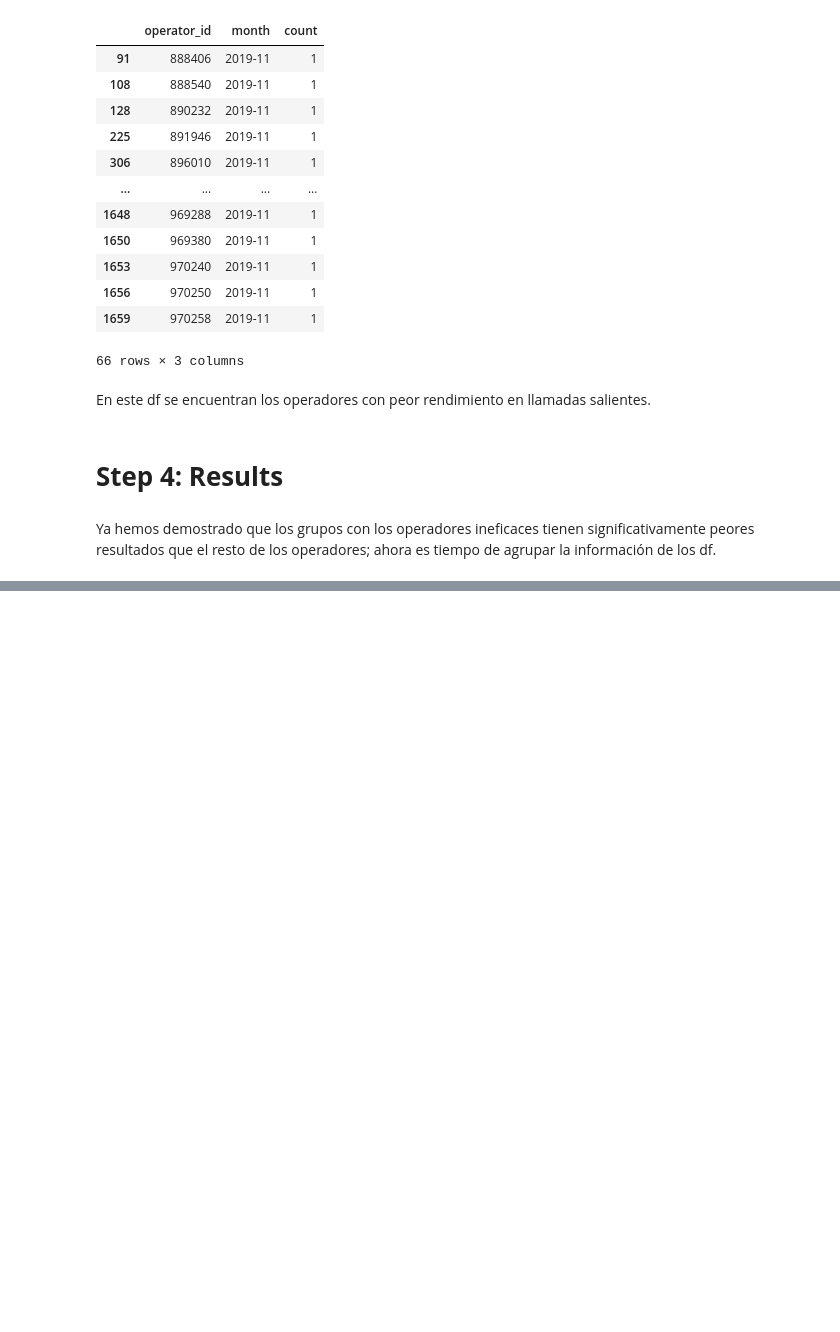
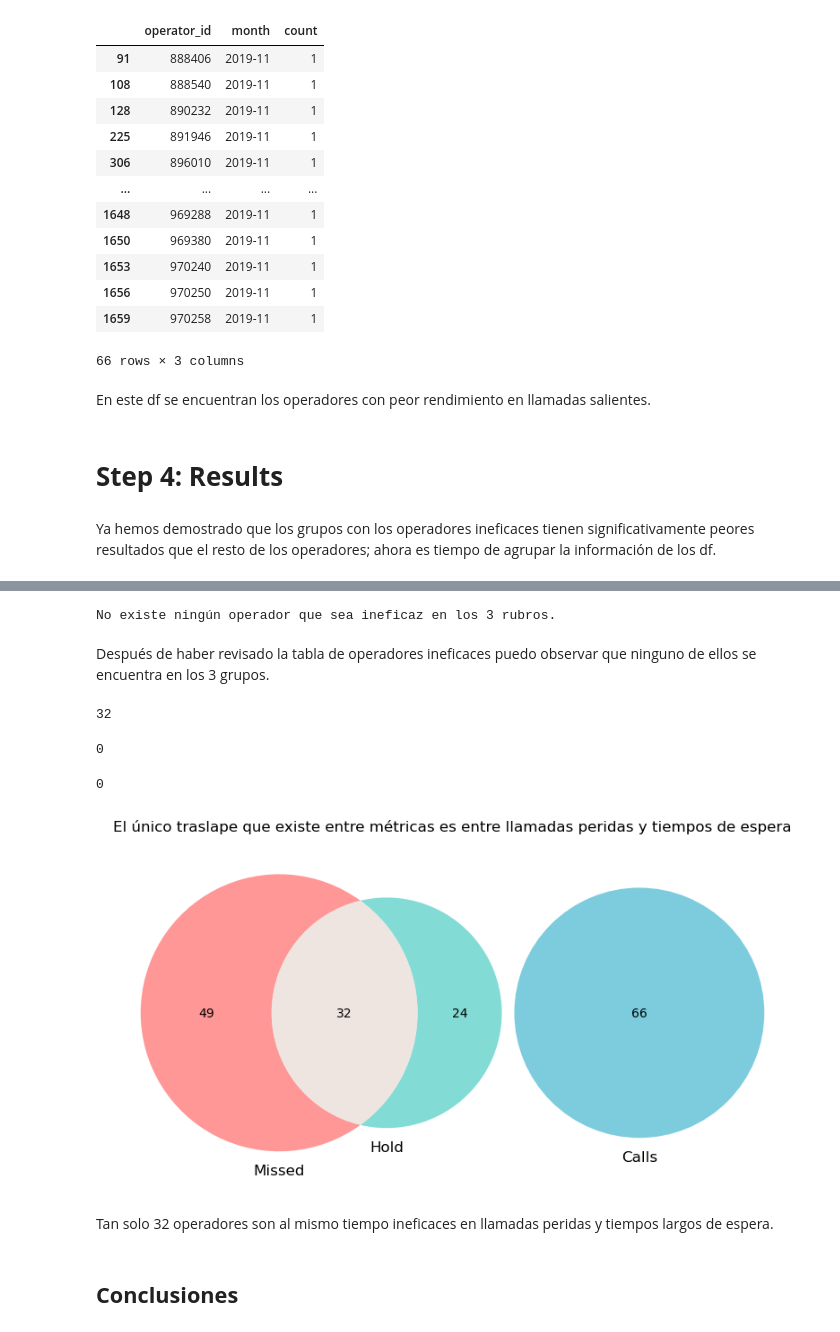
Before and after one commit to Juancarlospedroza/final_project, a Jupyter notebook: final_project_juancarlos_pedroza.ipynb, the cells around one changed output, grey strips where cells are left out. Cells and saved outputs as stored; diff of their text form; code cells hidden in the pictures; blank space fills up the shorter version.

```diff
--- a/final_project_juancarlos_pedroza.ipynb
+++ b/final_project_juancarlos_pedroza.ipynb
@@ -678,0 +739,56 @@ merged_df
+# %%
+if common_operators['operator_id'].unique().size >= 1:
+    print(f"Operadores comunes en los 3 DataFrames: {common_operators}")
+else:
+    print('No existe ningún operador que sea ineficaz en los 3 rubros.')
+# %% [output]
+No existe ningún operador que sea ineficaz en los 3 rubros.
+# %% [markdown]
+Después de haber revisado la tabla de operadores ineficaces puedo observar que ninguno de ellos se encuentra en los 3 grupos.
+# %%
+missed_and_hold = pd.merge(operators_missed_09['operator_id'],
+        operators_hold_09['operator_id'],
+        on='operator_id',
+        how='inner')
+
+missed_and_hold.size
+# %% [output]
+32
+# %%
+missed_and_calls = pd.merge(operators_missed_09[['operator_id']],
+                            operators_calls_09[['operator_id']],
+                            on='operator_id',
+                            how='inner')
+missed_and_calls.size
+# %% [output]
+0
+# %%
+calls_and_hold = pd.merge(operators_calls_09['operator_id'],
+                          operators_hold_09['operator_id'],
+                          on='operator_id',
+                          how= 'inner')
+calls_and_hold.size
+# %% [output]
+0
+# %%
+# Crear conjuntos de operadores por métrica
+set_missed = set(merged_df[merged_df['in_missed'] == 1]['operator_id'])
+set_hold = set(merged_df[merged_df['in_hold'] == 1]['operator_id'])
+set_calls = set(merged_df[merged_df['in_calls'] == 1]['operator_id'])
+
+# Diagrama de Venn
+plt.figure(figsize=(10, 8))
+venn3(
+    [set_missed, set_hold, set_calls],
+    set_labels=('Missed', 'Hold', 'Calls'),
+    set_colors=('#FF6B6B', '#4ECDC4', '#45B7D1'),  # Colores personalizados
+    alpha=0.7
+)
+plt.title('El único traslape que existe entre métricas es entre llamadas peridas y tiempos de espera')
+plt.show()
+# %% [output]
+[figure, added]
+# %% [markdown]
+Tan solo 32 operadores son al mismo tiempo ineficaces en llamadas peridas y tiempos largos de espera.
+# %% [markdown]
+## **Conclusiones**
```
Also changed, not shown: parts of 14 cells of this notebook.
